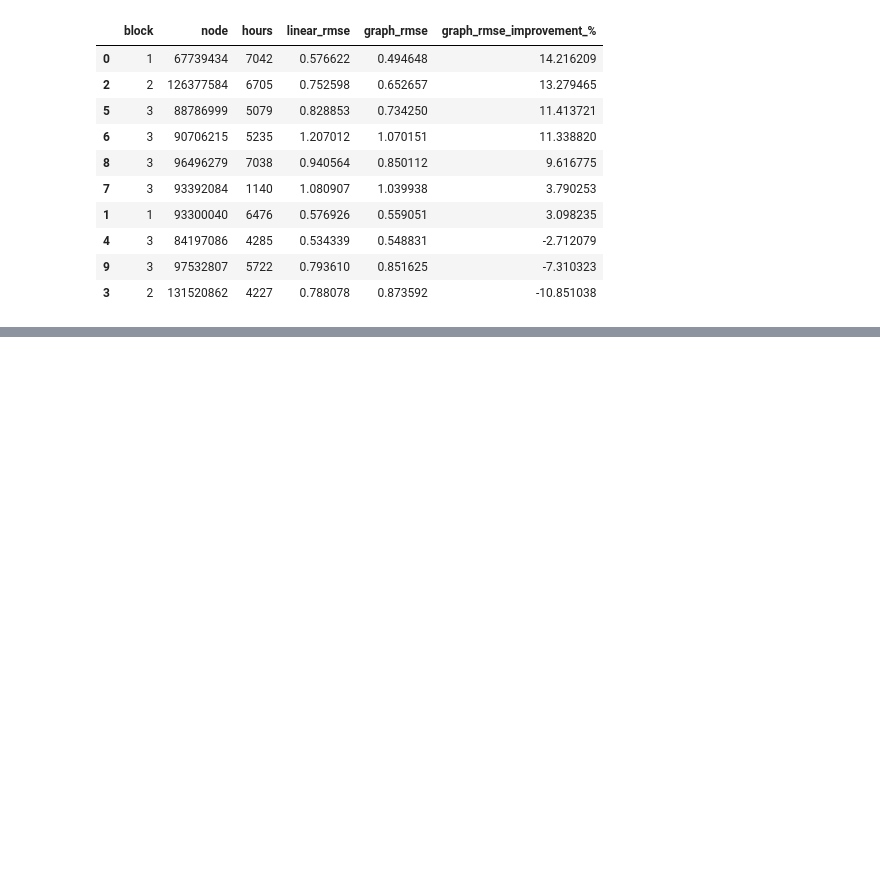
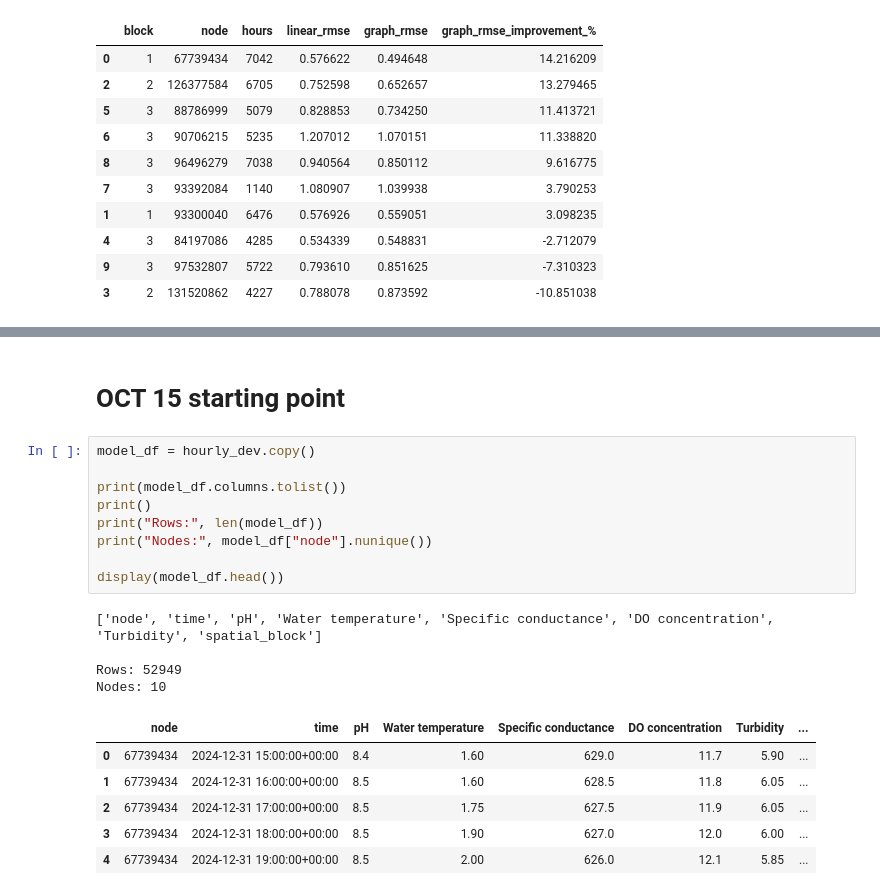
Before and after one commit to andrewc156/rivernets, a Jupyter notebook: graph_linear_regression_laplacian.ipynb, the cells around one changed output, grey strips where cells are left out. Saved outputs shown, nothing was run; the diff lists cells and outputs as text; blank space fills up the shorter version.

```diff
--- a/graph_linear_regression_laplacian.ipynb
+++ b/graph_linear_regression_laplacian.ipynb
@@ -13495,3 +13493,25 @@ T1: 81497938
 T2: 82982643
 T3: 83027786
 T4: 83222751
+# %% [markdown]
+# OCT 15 starting point
+# %%
+model_df = hourly_dev.copy()
+
+print(model_df.columns.tolist())
+print()
+print("Rows:", len(model_df))
+print("Nodes:", model_df["node"].nunique())
+
+display(model_df.head())
+# %% [output]
+['node', 'time', 'pH', 'Water temperature', 'Specific conductance', 'DO concentration', 'Turbidity', 'spatial_block']
+
+Rows: 52949
+Nodes: 10
+|  | node | time | pH | Water temperature | Specific conductance | DO concentration | Turbidity | ... |
+| 0 | 67739434 | 2024-12-31 15:00:00+00:00 | 8.4 | 1.60 | 629.0 | 11.7 | 5.90 | ... |
+| 1 | 67739434 | 2024-12-31 16:00:00+00:00 | 8.5 | 1.60 | 628.5 | 11.8 | 6.05 | ... |
+| 2 | 67739434 | 2024-12-31 17:00:00+00:00 | 8.5 | 1.75 | 627.5 | 11.9 | 6.05 | ... |
+| 3 | 67739434 | 2024-12-31 18:00:00+00:00 | 8.5 | 1.90 | 627.0 | 12.0 | 6.00 | ... |
+| 4 | 67739434 | 2024-12-31 19:00:00+00:00 | 8.5 | 2.00 | 626.0 | 12.1 | 5.85 | ... |
```
Also changed, not shown: parts of 3 cells of this notebook, 1 other file.
